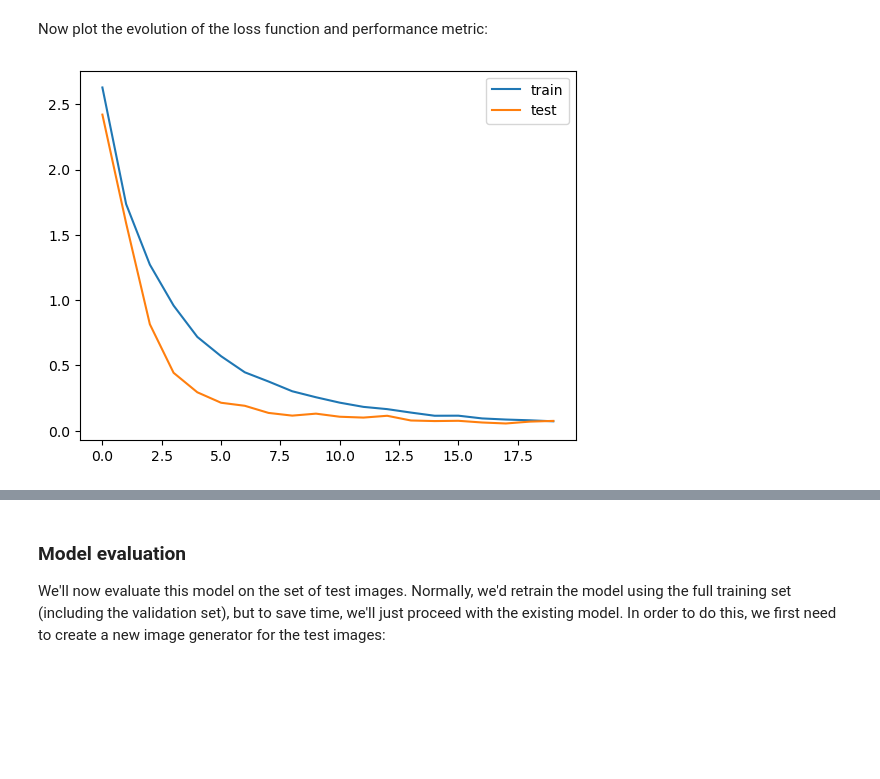
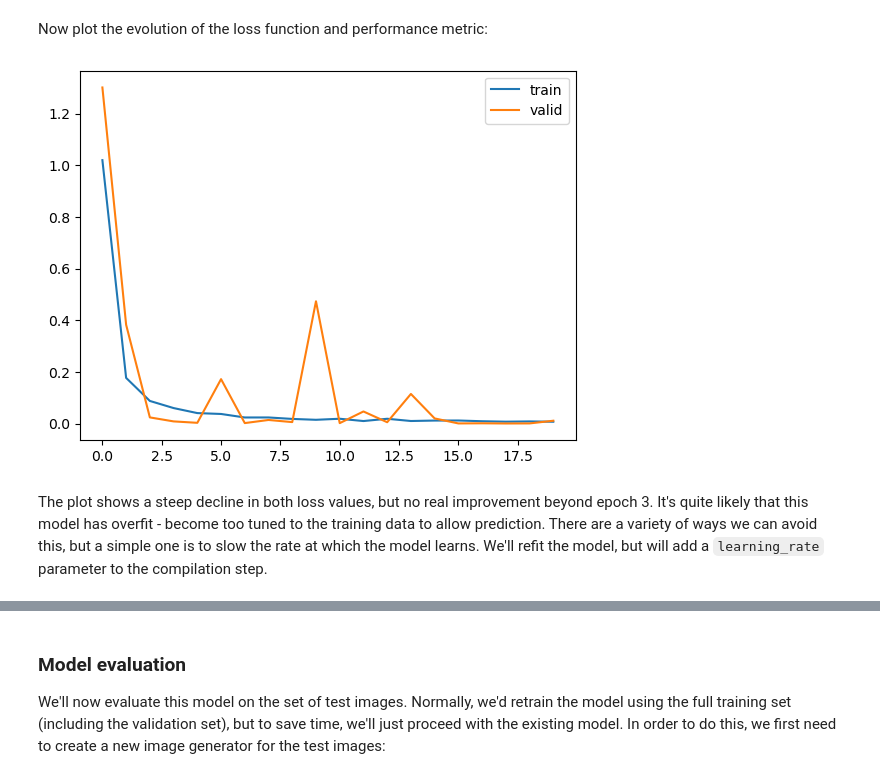
Before and after one commit to simonbrewer/MAGIC_AI_Workshop, a Jupyter notebook: Lab02_CNNs/MAGIC_02_CNNs.ipynb, the cells around one changed output, grey strips where cells are left out. Drawn from its saved outputs; the diff is of its cells as text; code cells hidden in the pictures; blank space fills up the shorter version.

```diff
--- a/Lab02_CNNs/MAGIC_02_CNNs.ipynb
+++ b/Lab02_CNNs/MAGIC_02_CNNs.ipynb
@@ -241,5 +264,25 @@ model.add(Dense(units = output_n, activation = 'softmax'))
+# %%
+def create_model():
+    model = Sequential([
+        Conv2D(filters = 16, kernel_size = (3,3), padding = 'same',
+            input_shape = (img_width, img_height, channels), activation = 'relu'),
+        ReLU(),
+        MaxPooling2D(pool_size = (2,2)),
+        Conv2D(filters = 32, kernel_size = (3,3), padding = 'same'),
+        LeakyReLU(.5),
+        BatchNormalization(),
+        MaxPooling2D(pool_size = (2,2)),
+        Dropout(.25),
+        Flatten(),
+        Dense(units = 100),
+        ReLU(),
+        Dropout(.5),
+        Dense(units = output_n, activation = 'softmax')
+    ])
+    return model
 # %% [markdown]
 Let's take a look at the whole thing:
 # %%
+model = create_model()
 model.summary()
 # %% [output]
@@ -289,7 +315,7 @@ Now let's define an optimization function, loss function and performance metric.
 # %%
 model.compile(loss = 'categorical_crossentropy',
               metrics = ['accuracy'],
-              optimizer = RMSprop(learning_rate = 1e-4))
+              optimizer = RMSprop())
 # %% [output]
 WARNING:absl:At this time, the v2.11+ optimizer `tf.keras.optimizers.RMSprop` runs slowly on M1/M2 Macs, please use the legacy Keras optimizer instead, located at `tf.keras.optimizers.legacy.RMSprop`.
 # %% [markdown]
@@ -307,6 +337,6 @@ This takes a few minutes to train (on my laptop). It's worth remembering what is
 # %%
 epochs = 20
-hist = model.fit_generator(
+hist = model.fit(
   # training data
   train_image_array_gen,
 
@@ -343,9 +372,14 @@ Epoch 20/20
 # %% [markdown]
 Now plot the evolution of the loss function and performance metric:
 # %%
-plt.plot(hist.history['loss'], label='train')
-plt.plot(hist.history['val_loss'], label='test')
-plt.legend()
-plt.show()
+def plot_loss(hist_obs):
+    plt.plot(hist_obs.history['loss'], label='train')
+    plt.plot(hist_obs.history['val_loss'], label='valid')
+    plt.legend()
+    plt.show()
+
+plot_loss(hist)
 # %% [output]
-[figure, old version]
+[figure, new version]
+# %% [markdown]
+The plot shows a steep decline in both loss values, but no real improvement beyond epoch 3. It's quite likely that this model has overfit - become too tuned to the training data to allow prediction. There are a variety of ways we can avoid this, but a simple one is to slow the rate at which the model learns. We'll refit the model, but will add a `learning_rate` parameter to the compilation step.
```
Also changed, not shown: parts of 27 cells of this notebook.
